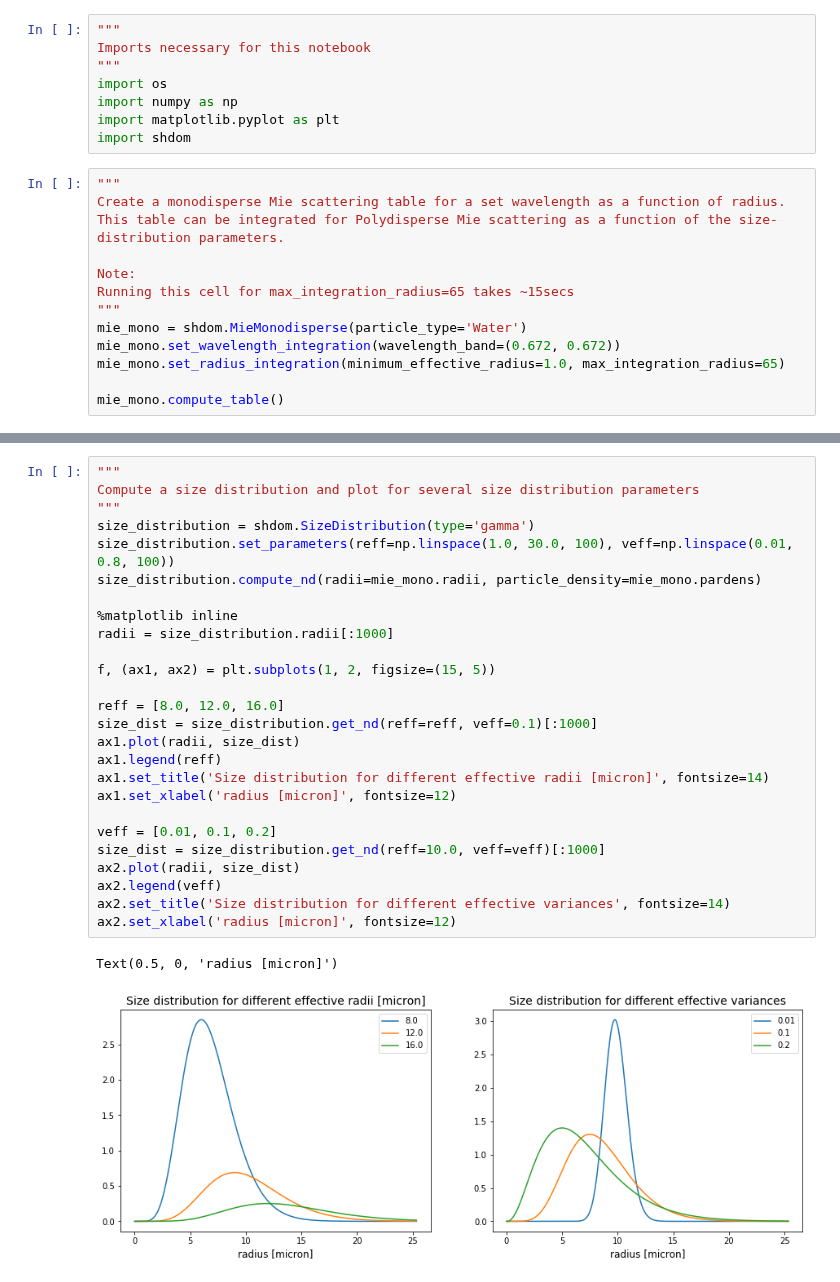
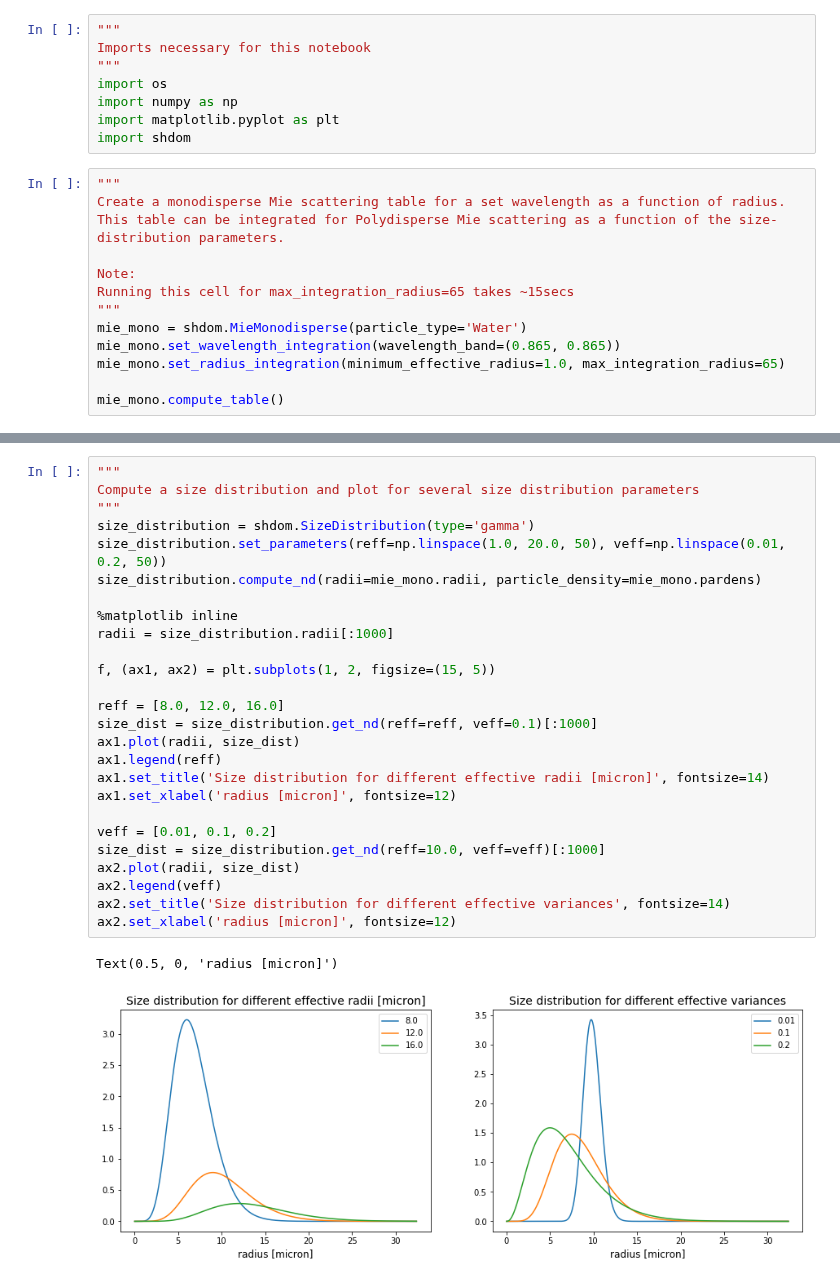
Before and after one commit to aviadlevis/pyshdom, a Jupyter notebook: notebooks/Make Mie Table.ipynb, the cells around one changed output, grey strips where cells are left out. Drawn from its saved outputs; the diff is of its cells as text.

```diff
--- a/notebooks/Make Mie Table.ipynb
+++ b/notebooks/Make Mie Table.ipynb
@@ -23,7 +23,7 @@ Note:
 Running this cell for max_integration_radius=65 takes ~15secs
 """
 mie_mono = shdom.MieMonodisperse(particle_type='Water')
-mie_mono.set_wavelength_integration(wavelength_band=(0.672, 0.672))
+mie_mono.set_wavelength_integration(wavelength_band=(0.865, 0.865))
 mie_mono.set_radius_integration(minimum_effective_radius=1.0, max_integration_radius=65)
 
 mie_mono.compute_table()
@@ -45,32 +45,32 @@ Writing Mie monodisperse table to file: ../mie_tables/monodisperse/Water_672nm.s
 # %%
 """
 Compute a size distribution and plot for several size distribution parameters
 """
 size_distribution = shdom.SizeDistribution(type='gamma')
-size_distribution.set_parameters(reff=np.linspace(1.0, 30.0, 100), veff=np.linspace(0.01, 0.8, 100))
+size_distribution.set_parameters(reff=np.linspace(1.0, 20.0, 50), veff=np.linspace(0.01, 0.2, 50))
 size_distribution.compute_nd(radii=mie_mono.radii, particle_density=mie_mono.pardens)
 
 %matplotlib inline
 radii = size_distribution.radii[:1000]
 
 f, (ax1, ax2) = plt.subplots(1, 2, figsize=(15, 5))
 
 reff = [8.0, 12.0, 16.0]
 size_dist = size_distribution.get_nd(reff=reff, veff=0.1)[:1000]
 ax1.plot(radii, size_dist)
 ax1.legend(reff)
 ax1.set_title('Size distribution for different effective radii [micron]', fontsize=14)
 ax1.set_xlabel('radius [micron]', fontsize=12)
 
 veff = [0.01, 0.1, 0.2]
 size_dist = size_distribution.get_nd(reff=10.0, veff=veff)[:1000]
 ax2.plot(radii, size_dist)
 ax2.legend(veff)
 ax2.set_title('Size distribution for different effective variances', fontsize=14)
 ax2.set_xlabel('radius [micron]', fontsize=12)
 # %% [output]
 Text(0.5, 0, 'radius [micron]')
-[figure, old version]
+[figure, new version]
 # %%
 """
 Compute Polydisperse scattering for multiple size-distributions and save a polydisperse table
```
Also changed, not shown: parts of 3 cells of this notebook, 3 other files.
